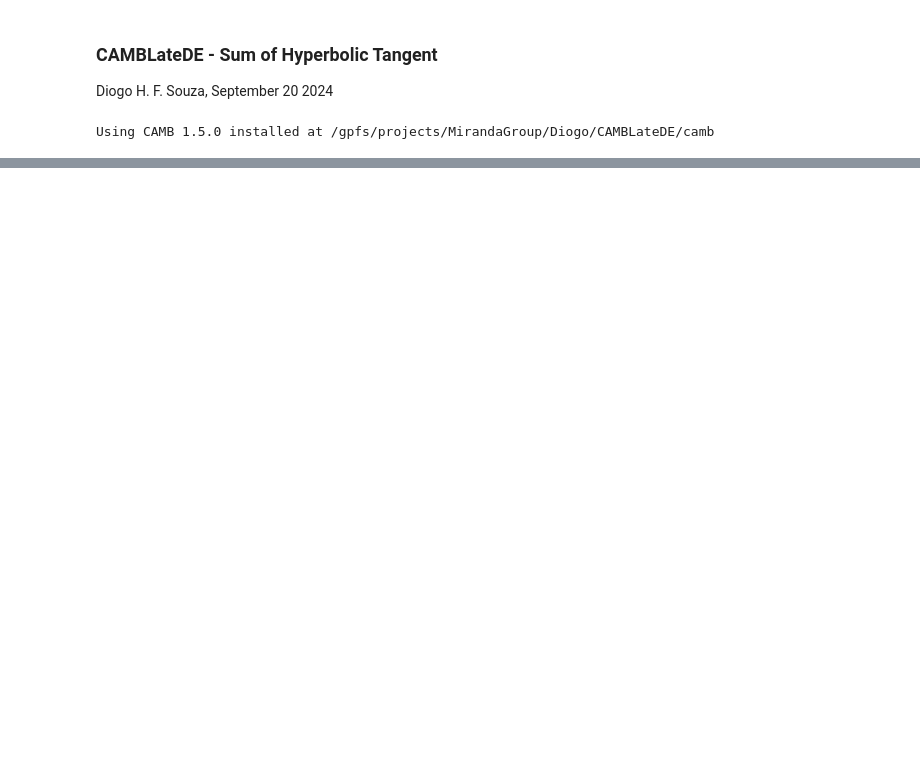
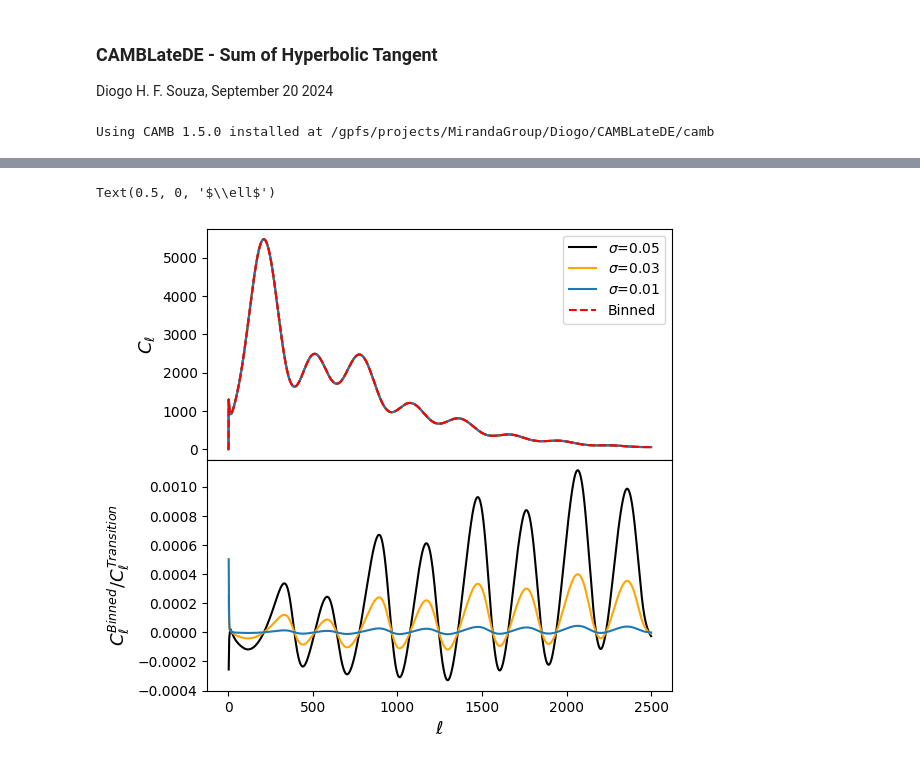
Before and after one commit to SBU-COSMOLIKE/CAMBLateDE, a Jupyter notebook: docs/LateDE_SumTanh.ipynb, the cells around one changed output, grey strips where cells are left out. Cells and saved outputs as stored; diff of their text form; code cells hidden in the pictures; blank space fills up the shorter version.

```diff
--- a/docs/LateDE_SumTanh.ipynb
+++ b/docs/LateDE_SumTanh.ipynb
@@ -61,0 +87,25 @@ plt.loglog(redshift,rho_SumTanh, lw=2, label="Sum of Hyperbolic Tangente: "+r"$\
+# %%
+cls_Binned5 = Binned5_results.get_unlensed_scalar_cls(CMB_unit = 'muK')[:,0]
+ells = [i for i in range(len(cls_Binned5))]
+# %%
+f,ax = plt.subplots(2, 1, figsize=(6, 6),sharex=True)
+f.subplots_adjust(hspace=0)
+
+for sigma,color in zip(sigmas,colors):
+    rho_SumTanh, w_SumTanh, SumTanh_results = w_rho_res_SumTanh(sigma)
+    cls_SumTanh = SumTanh_results.get_unlensed_scalar_cls(CMB_unit = 'muK')[:,0]
+    ax[0].plot(ells, cls_SumTanh, color=color, label=r"$\sigma$={}".format(sigma))
+ax[0].plot(ells, cls_Binned5, color="red",ls="--",label="Binned")
+
+for sigma,color in zip(sigmas,colors):
+    rho_SumTanh, w_SumTanh, SumTanh_results = w_rho_res_SumTanh(sigma)
+    cls_SumTanh = SumTanh_results.get_unlensed_scalar_cls(CMB_unit = 'muK')[:,0]
+    ax[1].plot(ells, cls_Binned5/cls_SumTanh-1, color=color)
+
+ax[0].legend(loc="best")
+ax[0].set_ylabel(r"$C_\ell$",fontsize=fontsize)
+ax[1].set_ylabel(r"$C_\ell^{Binned} / C_\ell^{Transition}$",fontsize=fontsize)
+ax[1].set_xlabel(r"$\ell$",fontsize=fontsize)
+# %% [output]
+Text(0.5, 0, '$\\ell$')
+[figure, added]
```
Also changed, not shown: parts of 5 cells of this notebook, 1 other file.
